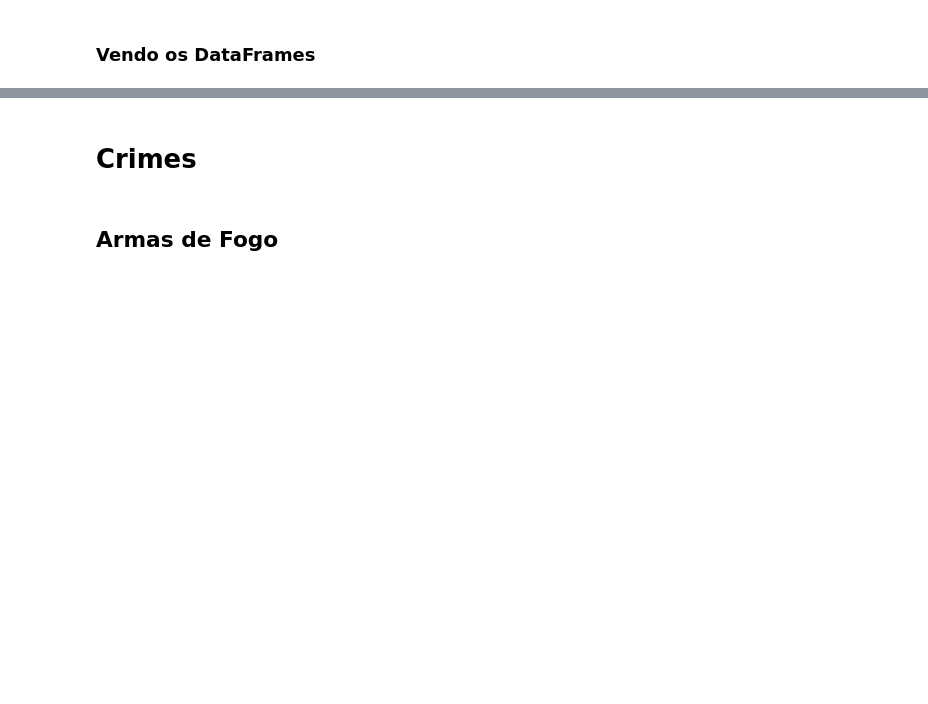
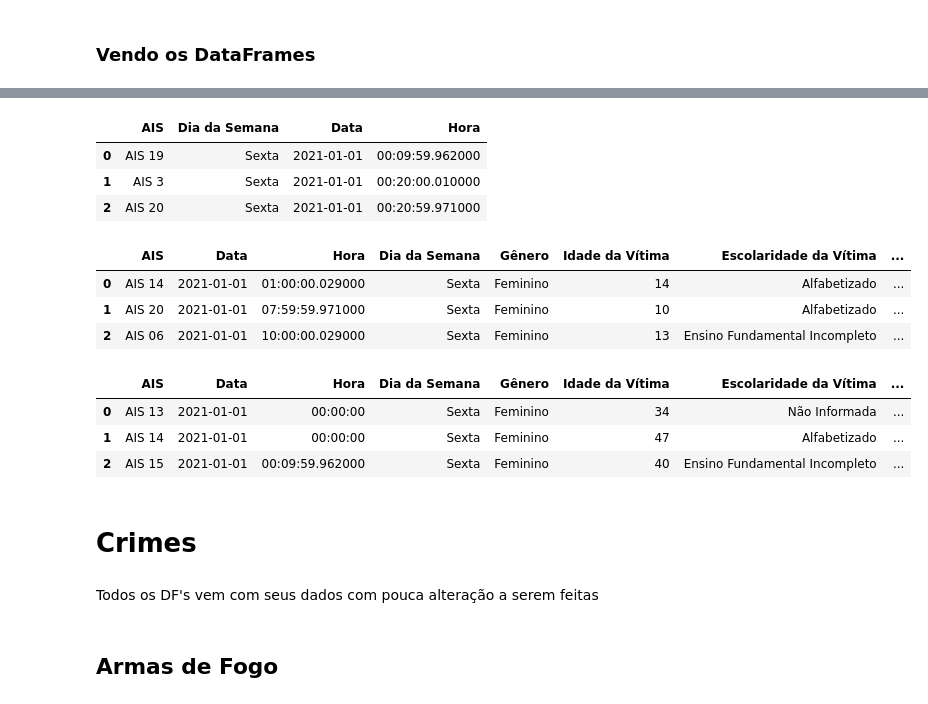
Before and after one commit to ronaldolg26/seguranca_publica_ce, a Jupyter notebook: Segurança_Pública_CE.ipynb, the cells around one changed output, grey strips where cells are left out. Cells and saved outputs as stored; diff of their text form; code cells hidden in the pictures; blank space fills up the shorter version.

```diff
--- a/Segurança_Pública_CE.ipynb
+++ b/Segurança_Pública_CE.ipynb
@@ -174,2 +133,28 @@ df_mpenha
+# %%
+#Crimes Violentos Patrimoniais
+df_cvp.head(3)
+# %% [output]
+|  | AIS | Dia da Semana | Data | Hora |
+| 0 | AIS 19 | Sexta | 2021-01-01 | 00:09:59.962000 |
+| 1 | AIS 3 | Sexta | 2021-01-01 | 00:20:00.010000 |
+| 2 | AIS 20 | Sexta | 2021-01-01 | 00:20:59.971000 |
+# %%
+#Crimes Sexuais
+df_sex.head(3)
+# %% [output]
+|  | AIS | Data | Hora | Dia da Semana | Gênero | Idade da Vítima | Escolaridade da Vítima | ... |
+| 0 | AIS 14 | 2021-01-01 | 01:00:00.029000 | Sexta | Feminino | 14 | Alfabetizado | ... |
+| 1 | AIS 20 | 2021-01-01 | 07:59:59.971000 | Sexta | Feminino | 10 | Alfabetizado | ... |
+| 2 | AIS 06 | 2021-01-01 | 10:00:00.029000 | Sexta | Feminino | 13 | Ensino Fundamental Incompleto | ... |
+# %%
+#Crimes de Maria da Penha
+df_mpenha.head(3)
+# %% [output]
+|  | AIS | Data | Hora | Dia da Semana | Gênero | Idade da Vítima | Escolaridade da Vítima | ... |
+| 0 | AIS 13 | 2021-01-01 | 00:00:00 | Sexta | Feminino | 34 | Não Informada | ... |
+| 1 | AIS 14 | 2021-01-01 | 00:00:00 | Sexta | Feminino | 47 | Alfabetizado | ... |
+| 2 | AIS 15 | 2021-01-01 | 00:09:59.962000 | Sexta | Feminino | 40 | Ensino Fundamental Incompleto | ... |
 # %% [markdown]
 # Crimes
+# %% [markdown]
+Todos os DF's  vem com seus dados com pouca alteração a serem feitas
```
Also changed, not shown: parts of 72 cells of this notebook.
